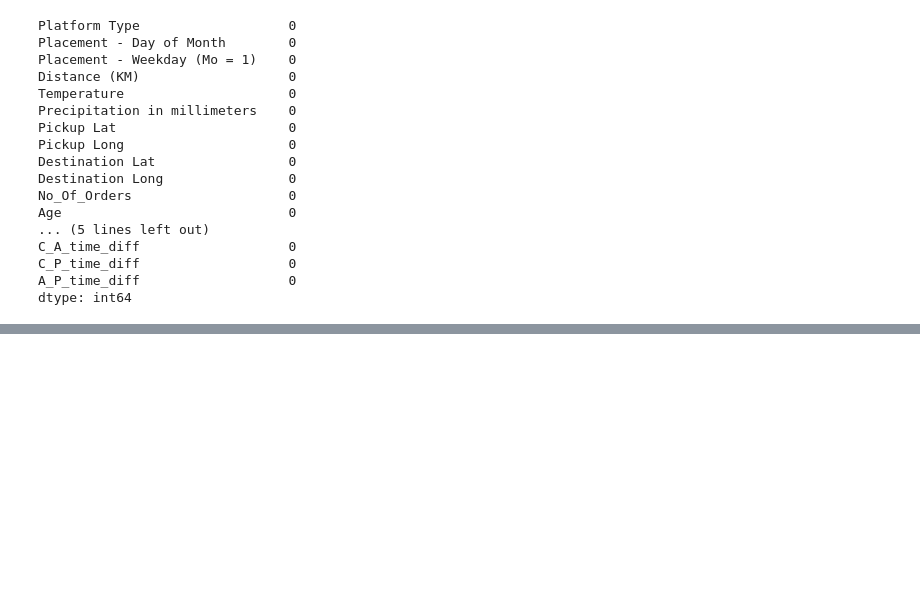
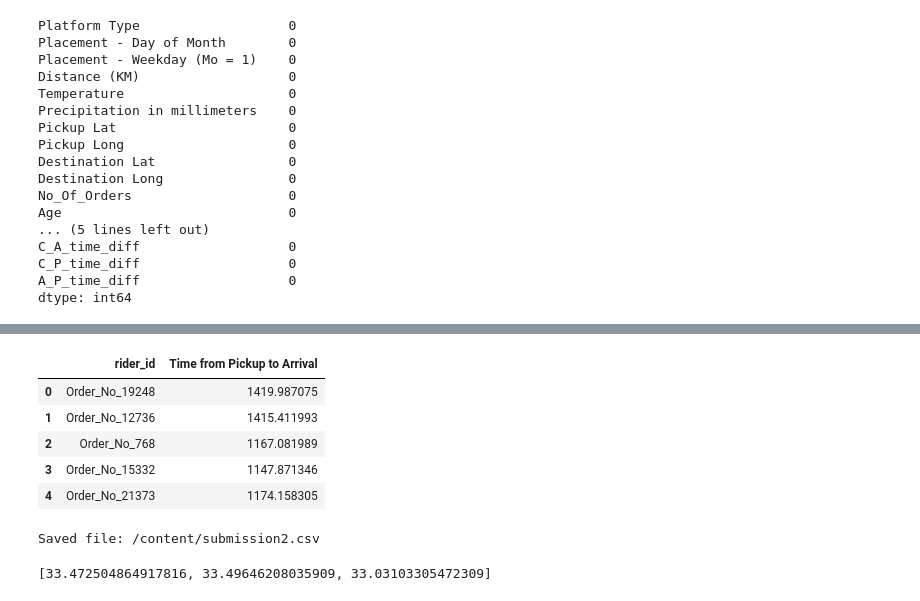
Before and after one commit to Ayanlola2002/ZENDY, a Jupyter notebook: Sendy_Zindy.ipynb, the cells around one changed output, grey strips where cells are left out. Drawn from its saved outputs; the diff is of its cells as text; code cells hidden in the pictures; blank space fills up the shorter version.

```diff
--- a/Sendy_Zindy.ipynb
+++ b/Sendy_Zindy.ipynb
@@ -722,0 +848,19 @@ Saved file: /content/submission.csv
+# %%
+'''submission2.head()
+# %% [output]
+|  | rider_id | Time from Pickup to Arrival |
+| 0 | Order_No_19248 | 1419.987075 |
+| 1 | Order_No_12736 | 1415.411993 |
+| 2 | Order_No_768 | 1167.081989 |
+| 3 | Order_No_15332 | 1147.871346 |
+| 4 | Order_No_21373 | 1174.158305 |
+# %%
+#Convert DataFrame to a csv file that can be uploaded
+#This is saved in the same directory as your notebook
+'''filename = '/content/submission2.csv'
+
+submission2.to_csv(filename, index=False)
+
+print('Saved file: ' + filename)'''
+# %% [output]
+Saved file: /content/submission2.csv
@@ -722,0 +875,4 @@ Saved file: /content/submission.csv
+# %%
+'''percent_list
+# %% [output]
+[33.472504864917816, 33.49646208035909, 33.03103305472309]
```
Also changed, not shown: parts of 63 cells of this notebook.
